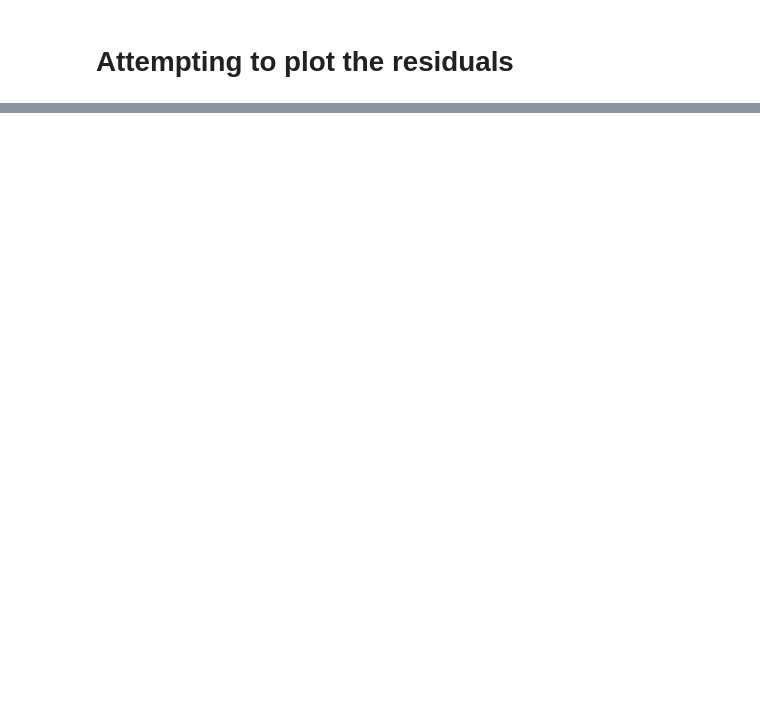
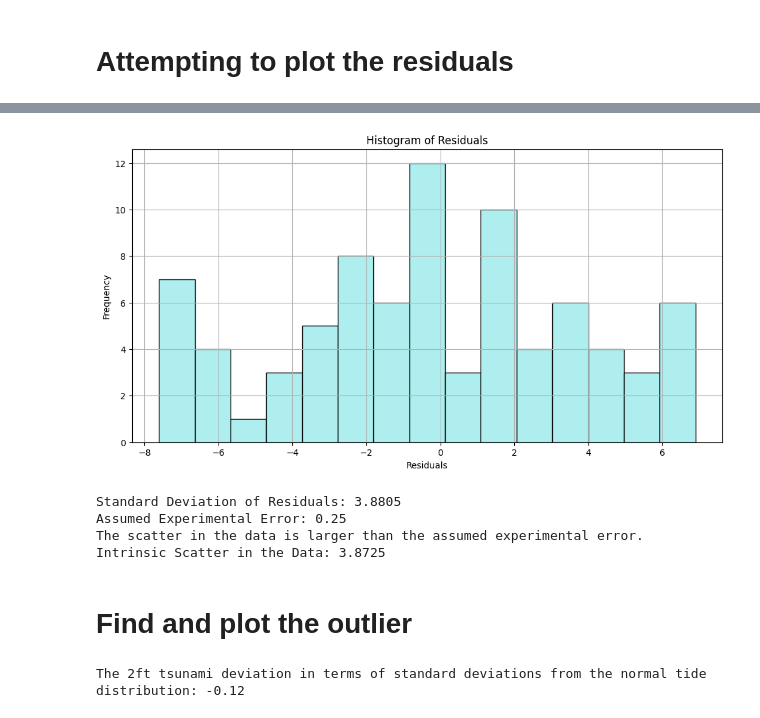
Before and after one commit to portablerug/Group-C, a Jupyter notebook: importingdata+hours.ipynb, the cells around one changed output, grey strips where cells are left out. Cells and saved outputs as stored; diff of their text form; code cells hidden in the pictures; blank space fills up the shorter version.

```diff
--- a/importingdata+hours.ipynb
+++ b/importingdata+hours.ipynb
@@ -122,0 +116,67 @@ print(len(bf_y_values))
+# %%
+#subtract best fit fn from the data to get residuals
+residuals = y_data - bf_tide_height
+
+# plot the residuals
+plt.figure(figsize=(12, 6))
+plt.hist(residuals, bins=15, color='paleturquoise', edgecolor='black')
+plt.xlabel('Residuals')
+plt.ylabel('Frequency')
+plt.title('Histogram of Residuals')
+plt.grid(True)
+plt.savefig('residuals_hist.pdf', bbox_inches='tight')
+plt.show()
+
+# calculate std of residuals
+std_dev = np.std(residuals)
+print(f"Standard Deviation of Residuals: {std_dev:.4f}")
+
+# calculate the errors
+assumed_error = 0.25  # Assumed experimental error
+print(f"Assumed Experimental Error: {assumed_error}")
+
+# Check if scatter in the data is larger than assumed experimental error
+if std_dev > assumed_error:
+    print("The scatter in the data is larger than the assumed experimental error.")
+else:
+    print("The scatter in the data is in range of the assumed experimental error.")
+
+# Estimate intrinsic scatter in the data after accounting for assumed measurement error
+intrinsic_scatter = np.sqrt(std_dev**2 - assumed_error**2)
+print(f"Intrinsic Scatter in the Data: {intrinsic_scatter:.4f}")
+# %% [output]
+[figure, added]
+Standard Deviation of Residuals: 3.8805
+Assumed Experimental Error: 0.25
+The scatter in the data is larger than the assumed experimental error.
+Intrinsic Scatter in the Data: 3.8725
+# %% [markdown]
+# Find and plot the outlier
+# %%
+std_normal_tide = np.std(residuals)
+
+# 2ft outlier
+outlier = 2.0
+height_with_outlier = np.append(height, outlier)
+
+# Generate time array for the outlier (one extra time point)
+time_with_outlier = np.linspace(1, 79, 83)  # Adjust the length to match the extended dataset
+
+# Recalculate the best fit tide height with the outlier
+bf_tide_height_with_outlier = (amplitude * np.sin(2 * np.pi * frequency * time_with_outlier + phase)) + 2.7
+
+# Ensure both arrays have the same length
+if len(bf_tide_height_with_outlier) > len(height_with_outlier):
+    bf_tide_height_with_outlier = bf_tide_height_with_outlier[:-1]
+
+# Recalculate the residuals & STD with the outlier
+residuals_with_outlier = height_with_outlier - bf_tide_height_with_outlier  # Calculate residuals directly
+std_with_outlier = np.std(residuals_with_outlier)
+
+# Calculate the deviation of the 2ft outlier in terms of standard deviations
+tsunami_deviation_std = (outlier - np.mean(height)) / std_normal_tide
+
+# Print deviation
+print(f"The 2ft tsunami deviation in terms of standard deviations from the normal tide distribution: {tsunami_deviation_std:.2f}")
+# %% [output]
+The 2ft tsunami deviation in terms of standard deviations from the normal tide distribution: -0.12
```
Also changed, not shown: parts of 5 cells of this notebook, 2 other files.
